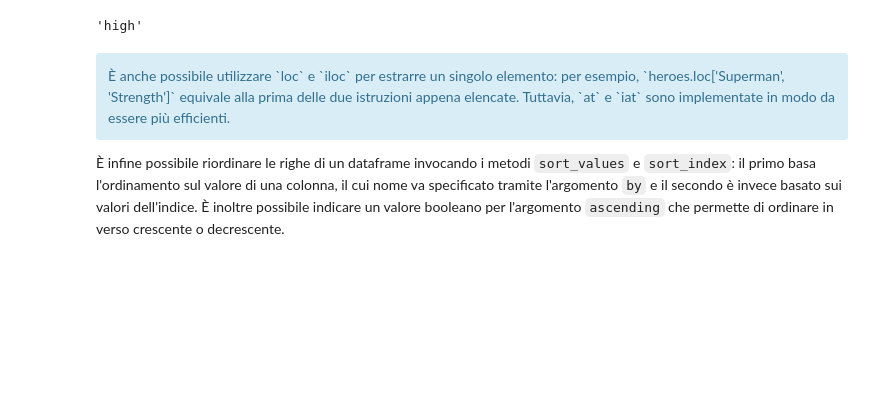
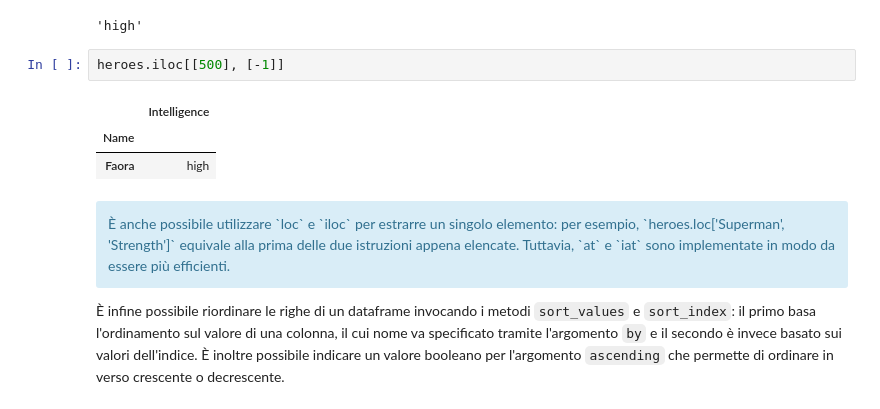
Before and after one commit to nic0-o1/superhero-datascience, a Jupyter notebook: content/L02-Pandas.ipynb, the cells around one changed output. Saved outputs shown, nothing was run; the diff lists cells and outputs as text; blank space fills up the shorter version.

```diff
--- a/content/L02-Pandas.ipynb
+++ b/content/L02-Pandas.ipynb
@@ -530,6 +575,12 @@ heroes.at['Superman', 'Strength']
 heroes.iat[500, -1]
 # %% [output]
 'high'
+# %%
+heroes.iloc[[500], [-1]]
+# %% [output]
+|  | Intelligence |
+| Name |  |
+| Faora | high |
 # %% [markdown]
 <div class="alert alert-info">
 È anche possibile utilizzare `loc` e `iloc` per estrarre un singolo elemento: per esempio, `heroes.loc['Superman', 'Strength']` equivale alla prima delle due istruzioni appena elencate. Tuttavia, `at` e `iat` sono implementate in modo da essere più efficienti.
```
Also changed, not shown: parts of 14 cells of this notebook.
